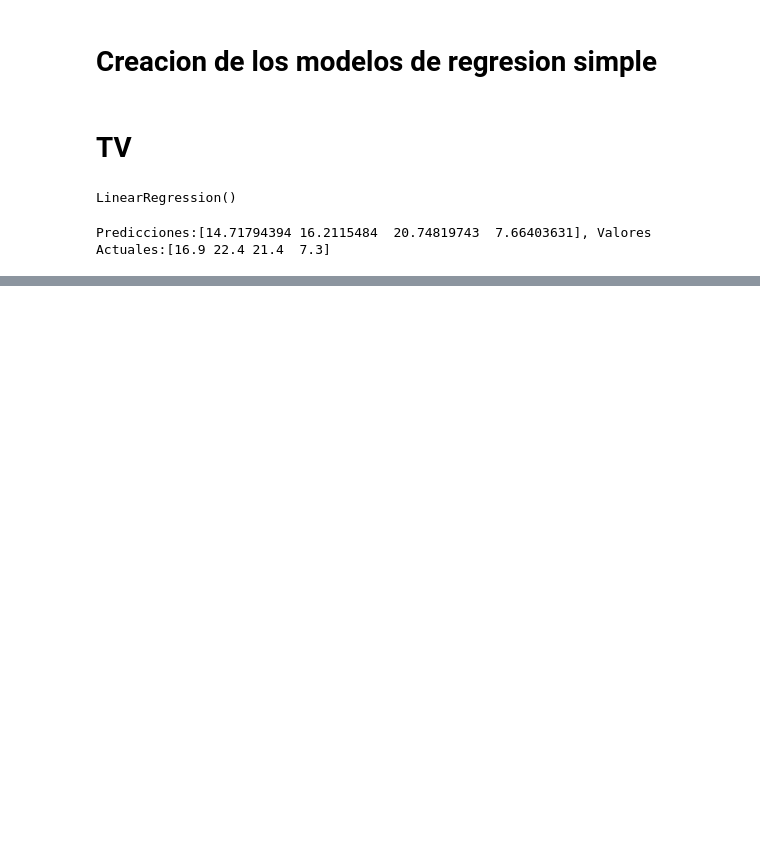
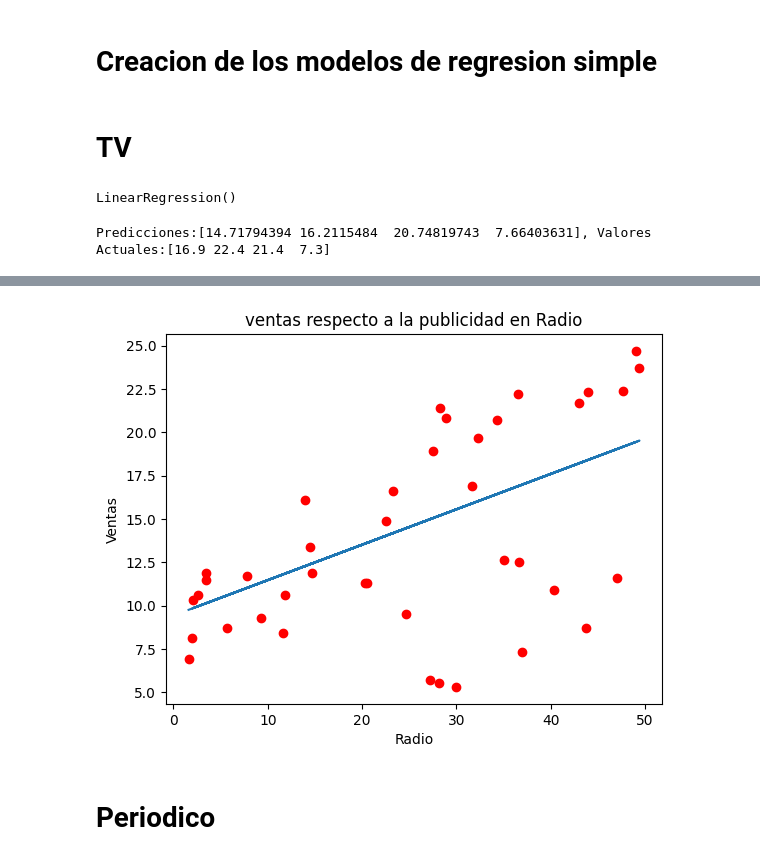
Before and after one commit to JAGARCIAV/Examen, a Jupyter notebook: Machine Learning/RLS.ipynb, the cells around one changed output, grey strips where cells are left out. Cells and saved outputs as stored; diff of their text form; code cells hidden in the pictures; blank space fills up the shorter version.

```diff
--- a/Machine Learning/RLS.ipynb
+++ b/Machine Learning/RLS.ipynb
@@ -74,0 +125,7 @@ Predicciones:[14.71794394 16.2115484  20.74819743  7.66403631], Valores Actuales
+# %%
+sales_comp = pd.DataFrame({
+    "Radio": X_test.flatten(),
+    "realSales": y_test.flatten(),
+    "predictedSales": y_pred.flatten()
+})
+sales_comp.head()
@@ -74,0 +139,11 @@ Predicciones:[14.71794394 16.2115484  20.74819743  7.66403631], Valores Actuales
+# %%
+plt.plot(sales_comp["Radio"], sales_comp["realSales"], "ro")
+plt.plot(sales_comp["Radio"], sales_comp["predictedSales"])
+plt.title("ventas respecto a la publicidad en Radio")
+plt.xlabel("Radio")
+plt.ylabel("Ventas")
+plt.show()
+# %% [output]
+[figure, added]
+# %% [markdown]
+# Periodico
```
Also changed, not shown: parts of 7 cells of this notebook, 2 other files.
